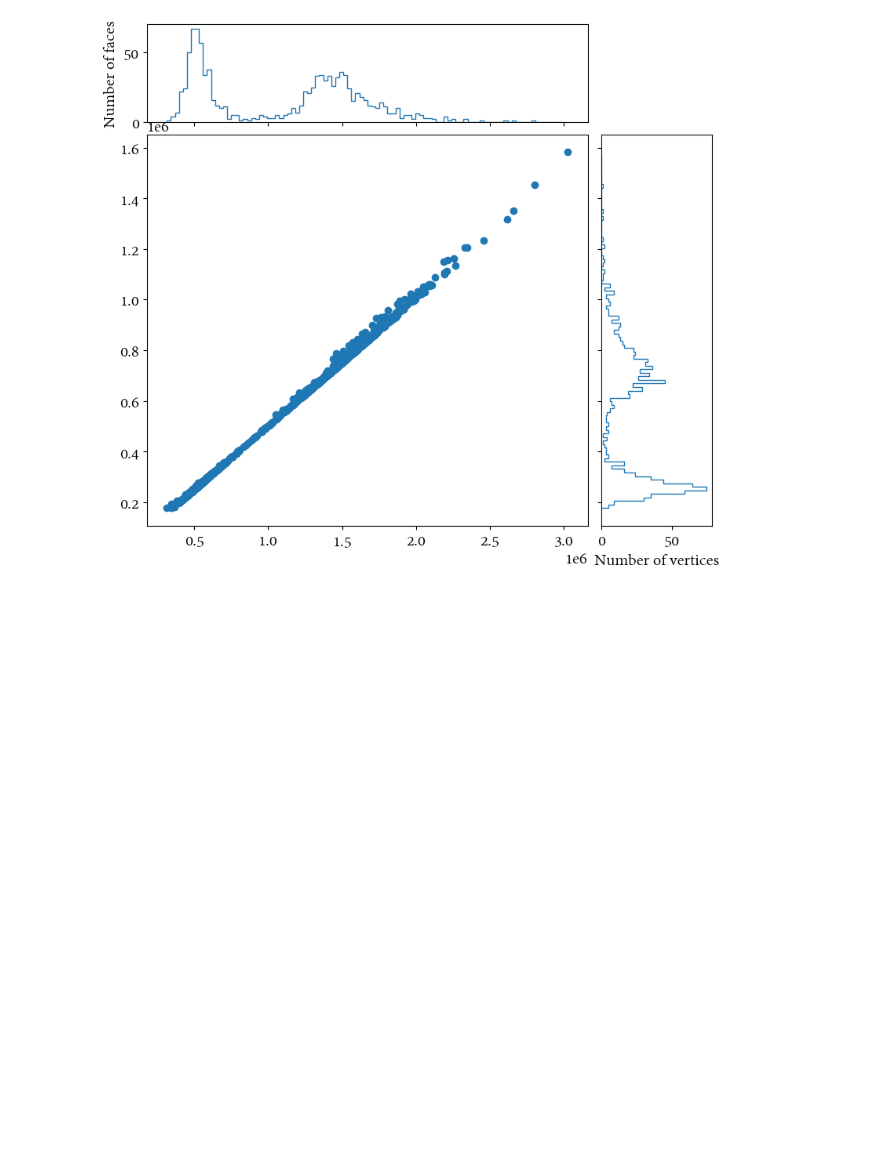
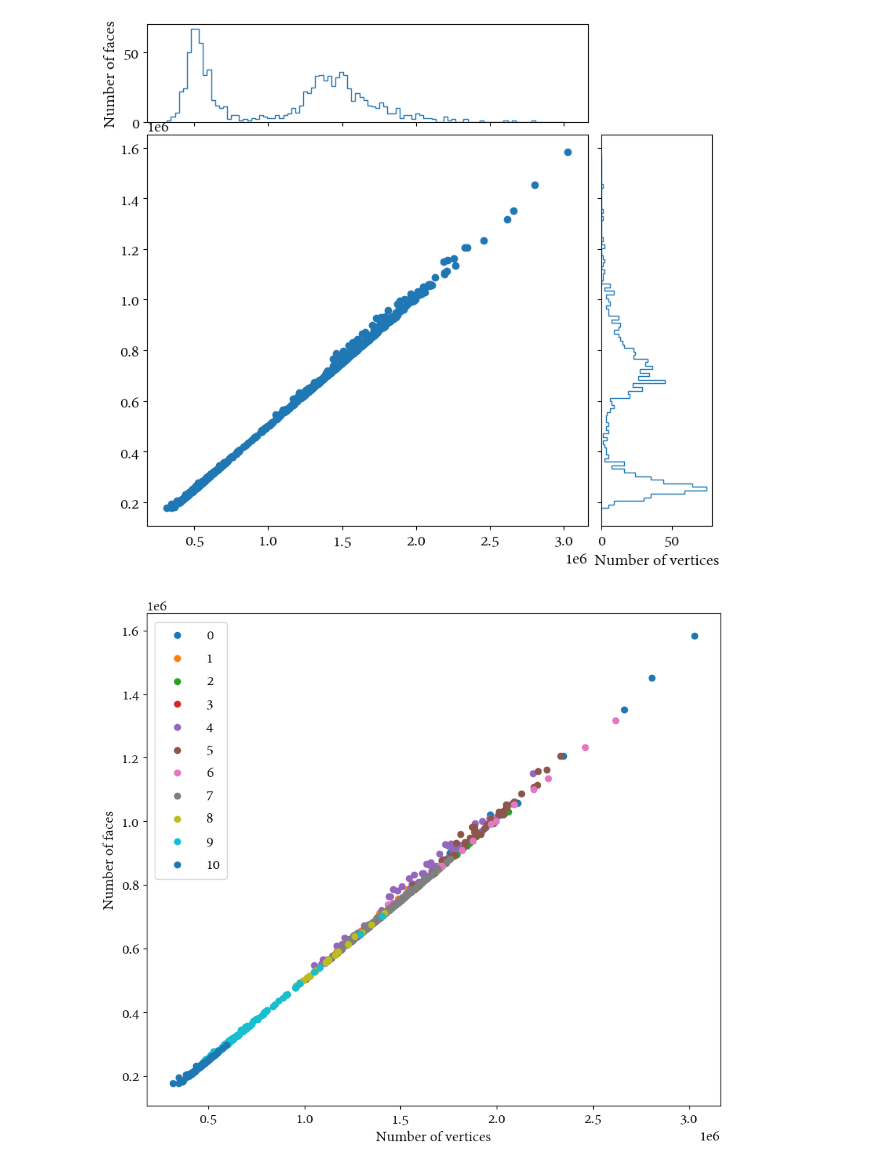
Before and after one commit to AlfonsoLRz/VoxelFragmentML, a Jupyter notebook: Python/Visualizer/dataset_stats.ipynb, the cells around one changed output. Cells and saved outputs as stored; diff of their text form; code cells hidden in the pictures; blank space fills up the shorter version.

```diff
--- a/Python/Visualizer/dataset_stats.ipynb
+++ b/Python/Visualizer/dataset_stats.ipynb
@@ -78,3 +79,38 @@ plt.savefig('results/num_vertices_faces.png', dpi=500)
 plt.show()
 # %% [output]
 [figure]
+# %%
+csv_file = 'assets/class_ana.csv'
+
+# read csv to link names and class
+df = pd.read_csv(csv_file, sep=',', names=['Id', 'Name', 'Class'], header=0)
+# Third column to int
+df['Class'] = df['Class'].astype(int)
+# Create a dictionary with first column as key and second column as value
+class_dict = dict(zip(df['Name'], df['Class']))
+num_classes = np.amax(list(class_dict.values()))
+# %%
+class_info = [[] for key in range(num_classes)]
+
+for file_idx, file in enumerate(files):
+    # get name of file
+    name = file.name.split('.')[0]
+    if name in class_dict:
+        class_id = class_dict[name] - 1
+        class_info[class_id].append((num_vertices[file_idx], num_faces[file_idx]))
+# %%
+# Display number of vertices and faces per class with different colors
+fig, ax = plt.subplots(figsize=(9, 8))
+for class_id, info in enumerate(class_info):
+    if len(info) == 0:
+        continue
+    num_vertices, num_faces = zip(*info)
+    ax.scatter(num_vertices, num_faces, label=class_id)
+ax.set_xlabel('Number of vertices')
+ax.set_ylabel('Number of faces')
+ax.legend()
+plt.tight_layout()
+plt.savefig('results/num_vertices_faces_class.png', dpi=500)
+plt.show()
+# %% [output]
+[figure, added]
```
Also changed, not shown: parts of 4 cells of this notebook, 28 other files.
